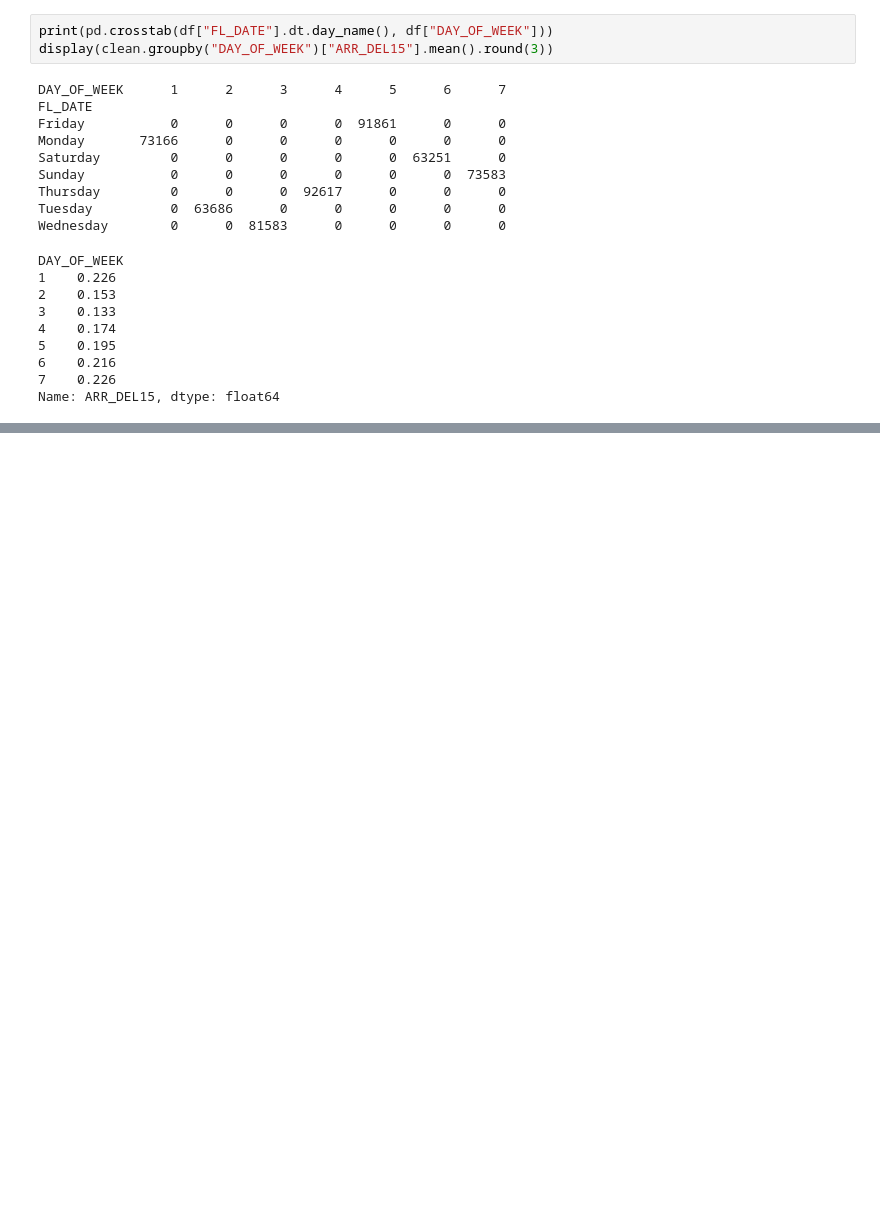
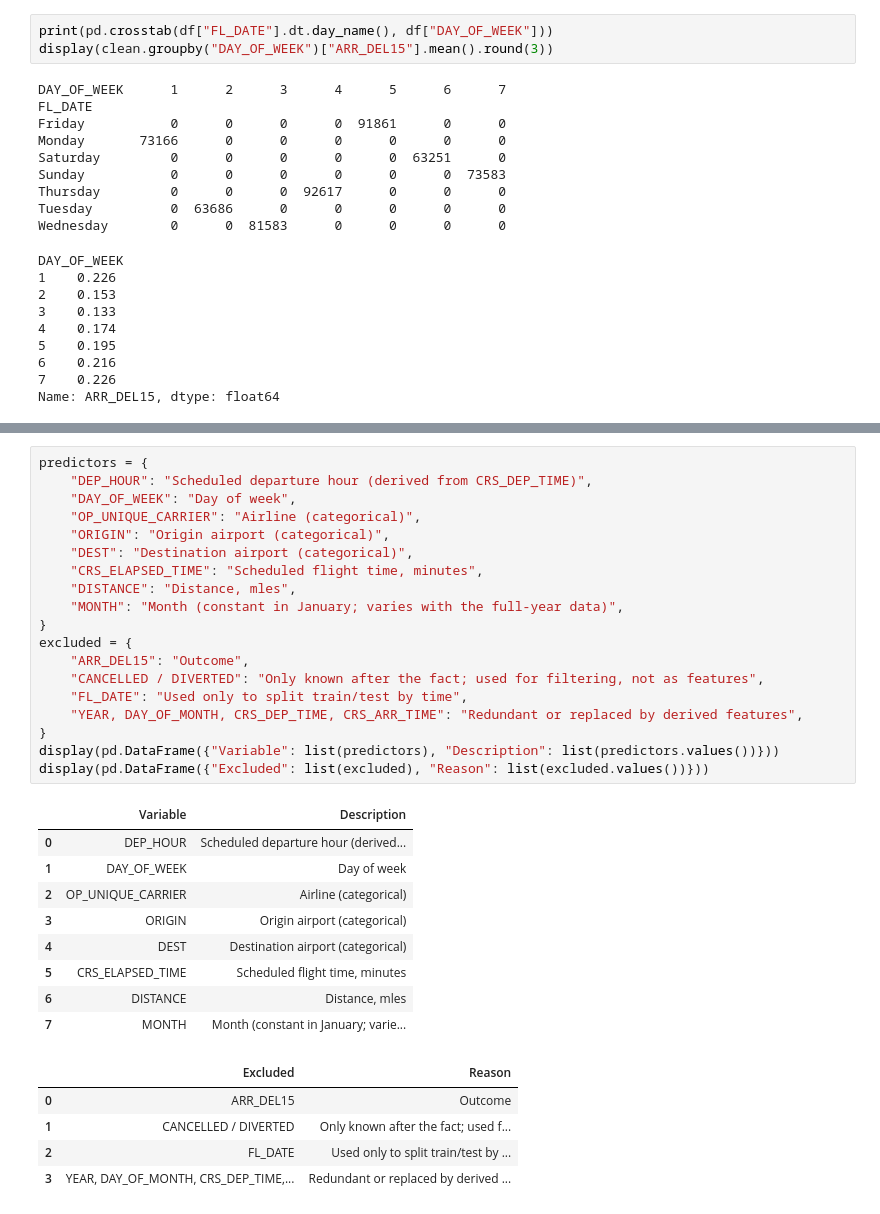
Before and after one commit to clejdan/4300, a Jupyter notebook: Course_Project/checkpoint_1_fixed.ipynb, the cells around one changed output, grey strips where cells are left out. Drawn from its saved outputs; the diff is of its cells as text; blank space fills up the shorter version.

```diff
--- a/Course_Project/checkpoint_1_fixed.ipynb
+++ b/Course_Project/checkpoint_1_fixed.ipynb
@@ -323,0 +380,34 @@ Test delay rate: 0.13487478194021466
+# %%
+predictors = {
+    "DEP_HOUR": "Scheduled departure hour (derived from CRS_DEP_TIME)",
+    "DAY_OF_WEEK": "Day of week",
+    "OP_UNIQUE_CARRIER": "Airline (categorical)",
+    "ORIGIN": "Origin airport (categorical)",
+    "DEST": "Destination airport (categorical)",
+    "CRS_ELAPSED_TIME": "Scheduled flight time, minutes",
+    "DISTANCE": "Distance, mles",
+    "MONTH": "Month (constant in January; varies with the full-year data)",
+}
+excluded = {
+    "ARR_DEL15": "Outcome",
+    "CANCELLED / DIVERTED": "Only known after the fact; used for filtering, not as features",
+    "FL_DATE": "Used only to split train/test by time",
+    "YEAR, DAY_OF_MONTH, CRS_DEP_TIME, CRS_ARR_TIME": "Redundant or replaced by derived features",
+}
+display(pd.DataFrame({"Variable": list(predictors), "Description": list(predictors.values())}))
+display(pd.DataFrame({"Excluded": list(excluded), "Reason": list(excluded.values())}))
+# %% [output]
+|  | Variable | Description |
+| 0 | DEP_HOUR | Scheduled departure hour (derived... |
+| 1 | DAY_OF_WEEK | Day of week |
+| 2 | OP_UNIQUE_CARRIER | Airline (categorical) |
+| 3 | ORIGIN | Origin airport (categorical) |
+| 4 | DEST | Destination airport (categorical) |
+| 5 | CRS_ELAPSED_TIME | Scheduled flight time, minutes |
+| 6 | DISTANCE | Distance, mles |
+| 7 | MONTH | Month (constant in January; varie... |
+|  | Excluded | Reason |
+| 0 | ARR_DEL15 | Outcome |
+| 1 | CANCELLED / DIVERTED | Only known after the fact; used f... |
+| 2 | FL_DATE | Used only to split train/test by ... |
+| 3 | YEAR, DAY_OF_MONTH, CRS_DEP_TIME,... | Redundant or replaced by derived ... |
```
Also changed, not shown: parts of 14 cells of this notebook, 30 other files.
